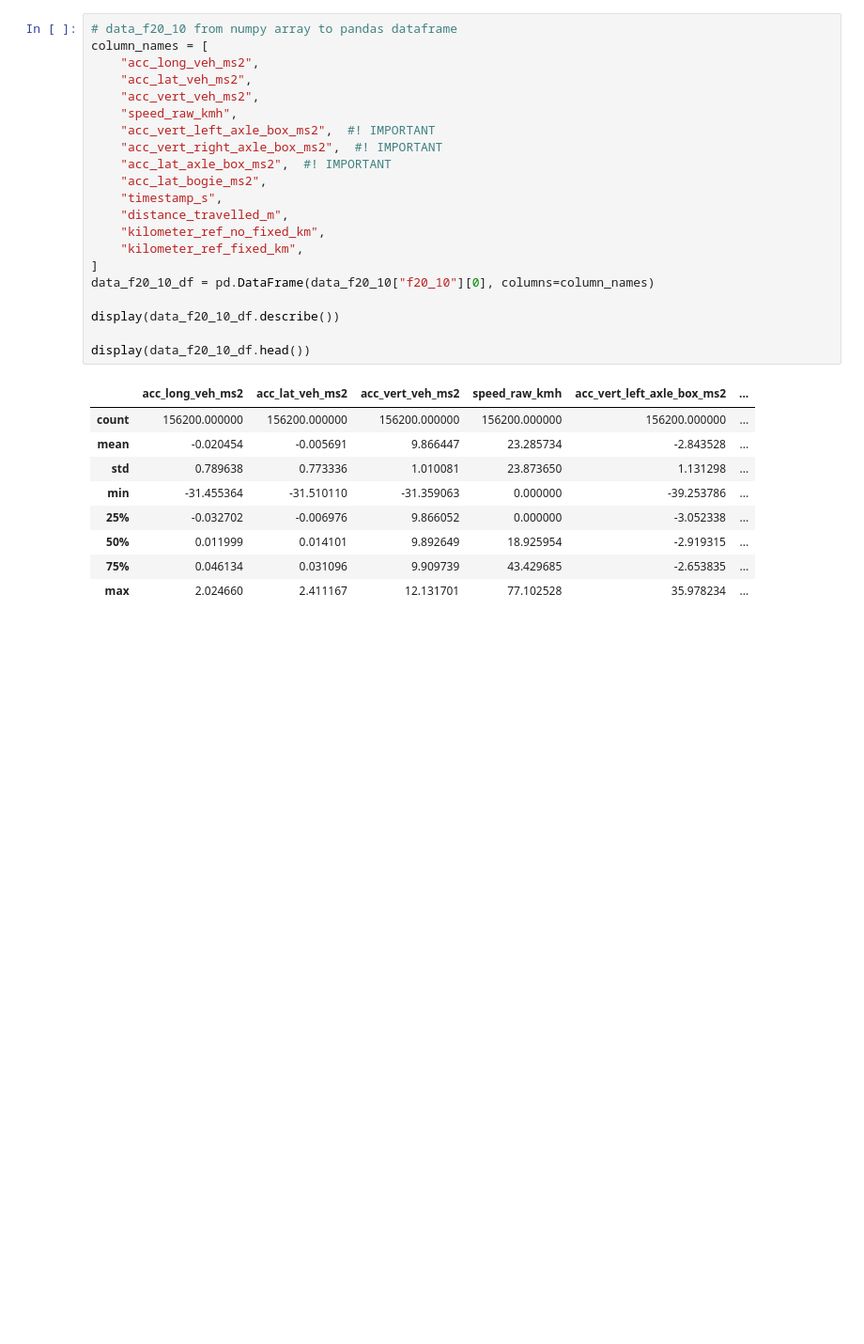
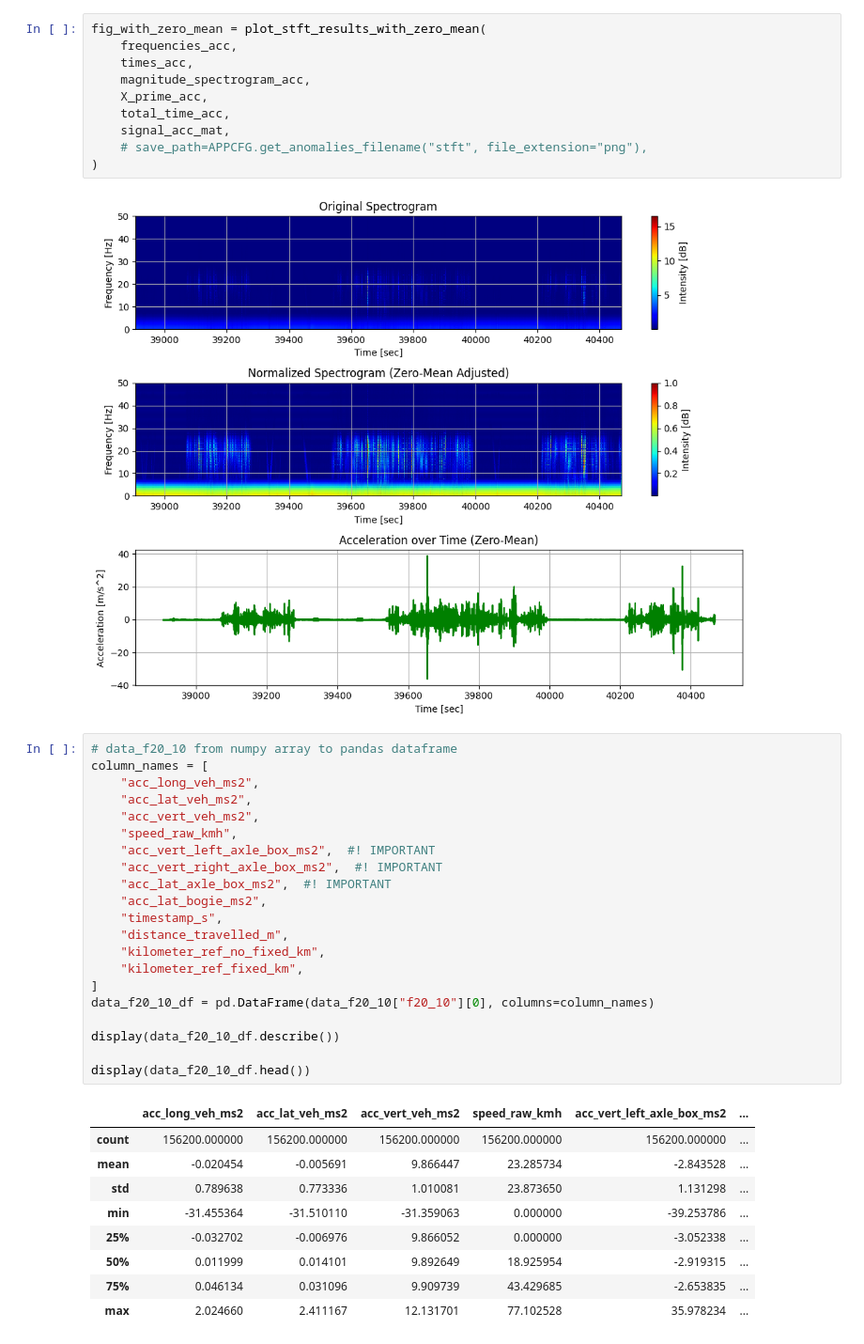
Before and after one commit to jdpinedaj/signals_track_maintenance, a Jupyter notebook: notebooks/4_test_functions_anomalies.ipynb, the cells around one changed output. Shown at 94% size. Saved outputs shown, nothing was run; the diff lists cells and outputs as text; blank space fills up the shorter version.

```diff
--- a/notebooks/4_test_functions_anomalies.ipynb
+++ b/notebooks/4_test_functions_anomalies.ipynb
@@ -91,4 +93,16 @@ fig
 [figure]
+# %%
+fig_with_zero_mean = plot_stft_results_with_zero_mean(
+    frequencies_acc,
+    times_acc,
+    magnitude_spectrogram_acc,
+    X_prime_acc,
+    total_time_acc,
+    signal_acc_mat,
+    # save_path=APPCFG.get_anomalies_filename("stft", file_extension="png"),
+)
+# %% [output]
+[figure, added]
 # %%
 # data_f20_10 from numpy array to pandas dataframe
 column_names = [
```
Also changed, not shown: parts of 2 cells of this notebook, 5 other files.
